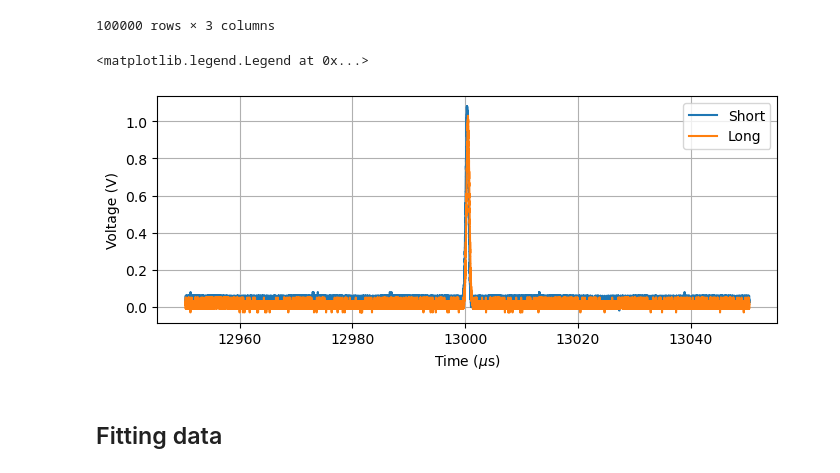
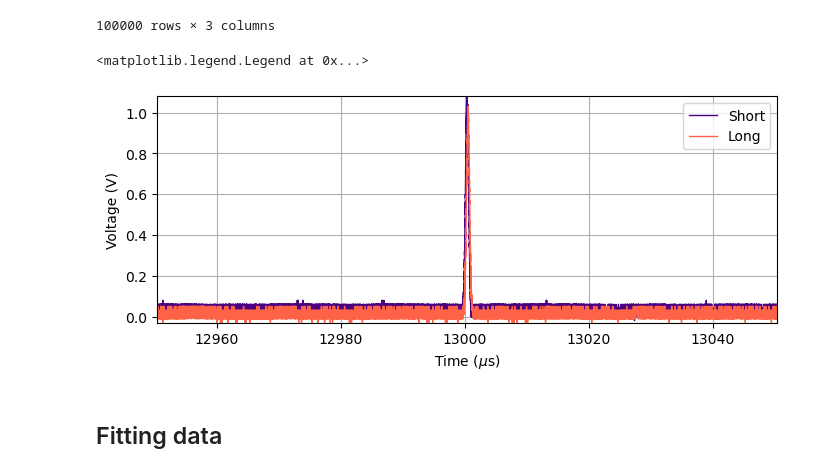
Before and after one commit to xingyzt/5bl, a Jupyter notebook: capstone/gaussian_dispersion.ipynb, the cells around one changed output. Saved outputs shown, nothing was run; the diff lists cells and outputs as text; code cells hidden in the pictures.

Commit message:
Fancier graphs

```diff
--- a/capstone/gaussian_dispersion.ipynb
+++ b/capstone/gaussian_dispersion.ipynb
@@ -57,24 +57,29 @@ data
 # %%
 t_raw = data["TIME"].to_numpy()*1e6
 ch1_raw = data["CH1"].to_numpy()
 ch2_raw = data["CH3"].to_numpy()
 plt.plot(
     t_raw,
     ch1_raw,
-    label="Short"
+    label="Short",
+    c="indigo",
+    lw=1
 )
 plt.plot(
     t_raw,
     ch2_raw,
-    label="Long"
+    label="Long",
+    c="tomato",
+    lw=1
 )
 plt.xlabel("Time ($\mu$s)")
 plt.ylabel("Voltage (V)")
 plt.grid()
+plt.margins(0)
 plt.legend()
 # %% [output]
 <matplotlib.legend.Legend at 0x...>
-[figure, old version]
+[figure, new version]
 # %% [markdown]
 ## Fitting data
 # %%
```
Also changed, not shown: parts of 5 cells of this notebook.
